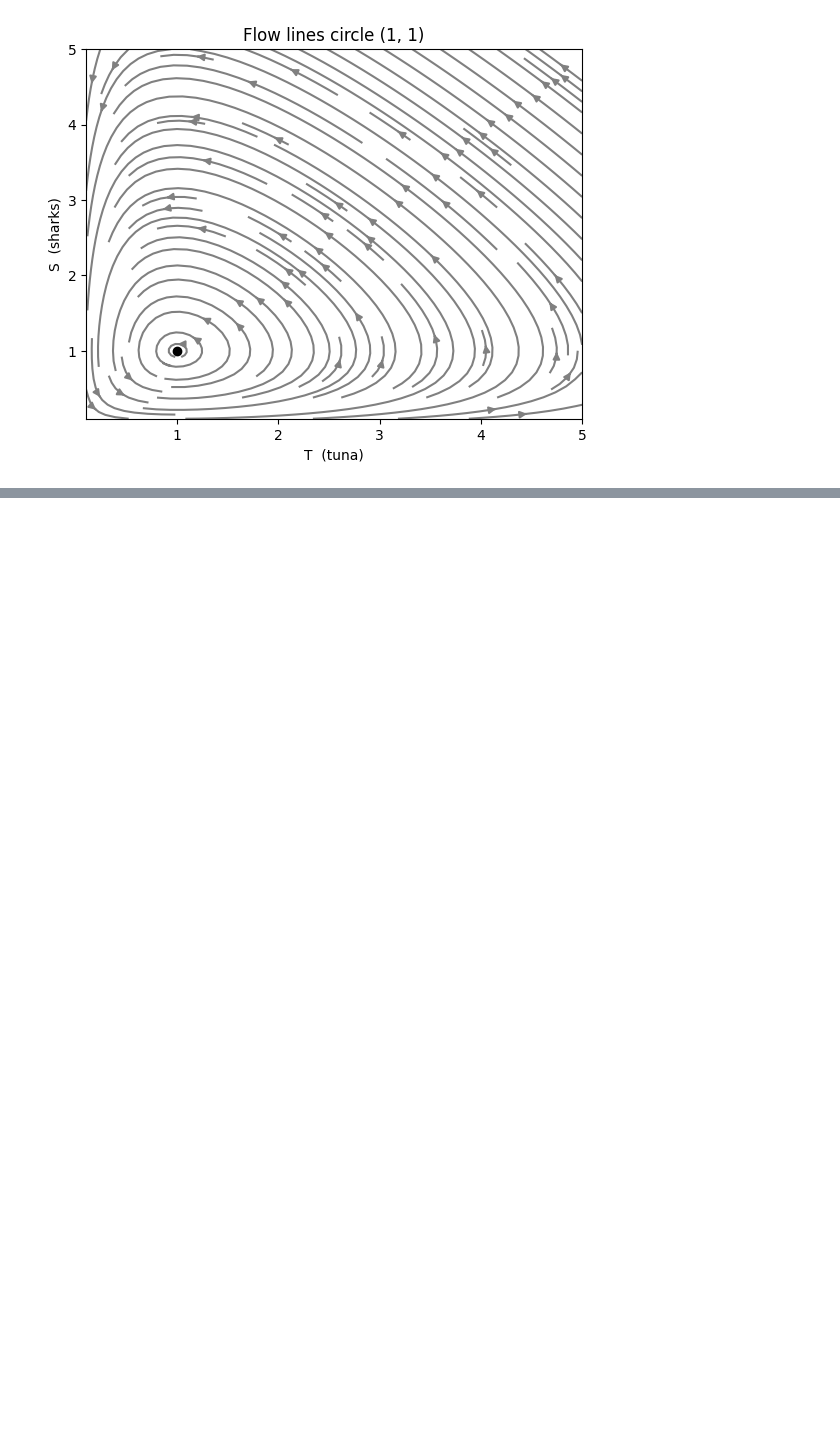
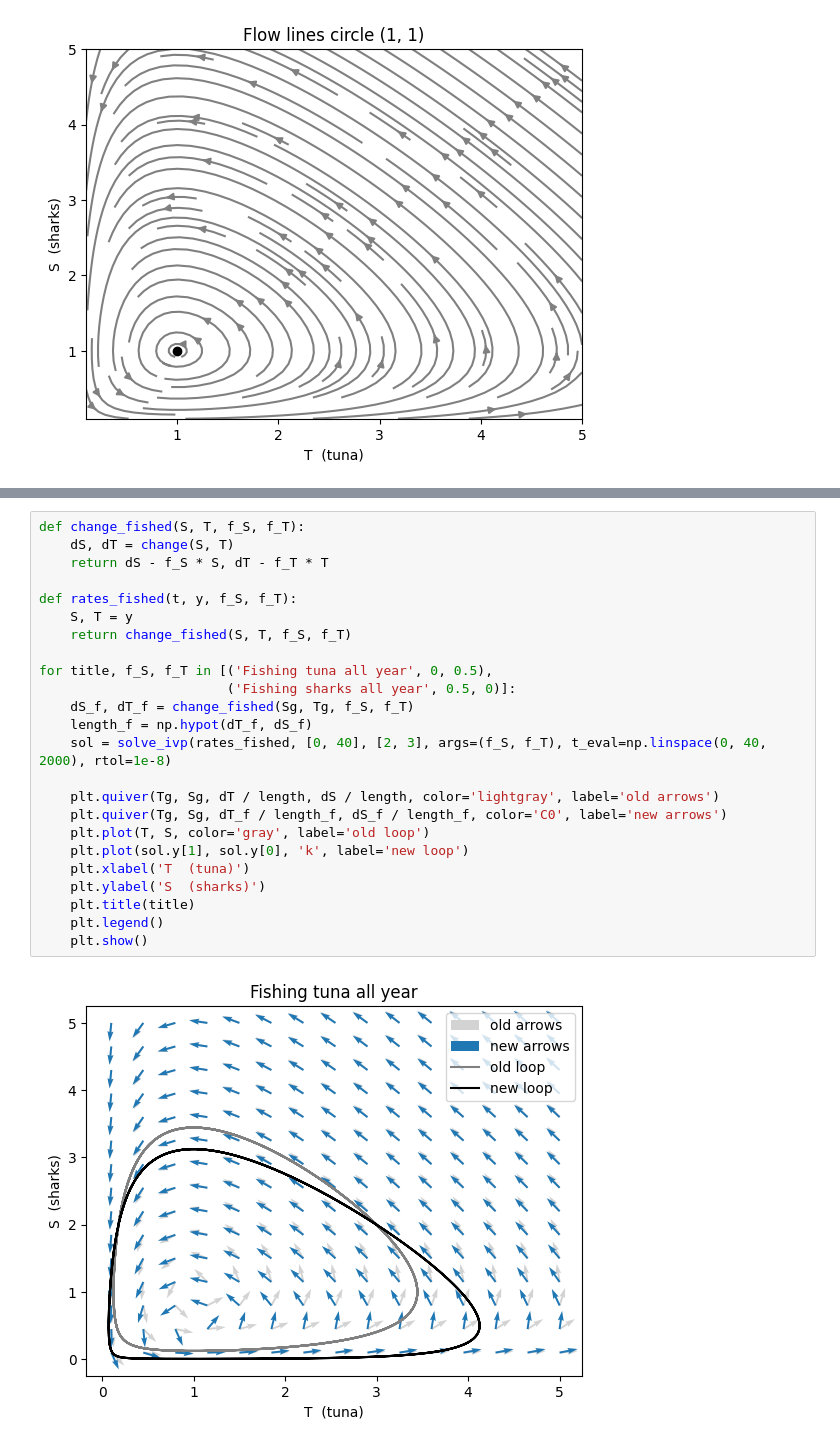
Before and after one commit to jbrown54-oss/Population-Dynamics, a Jupyter notebook: notebooks/shark-tuna-model.ipynb, the cells around one changed output, grey strips where cells are left out. Drawn from its saved outputs; the diff is of its cells as text; blank space fills up the shorter version.

```diff
--- a/notebooks/shark-tuna-model.ipynb
+++ b/notebooks/shark-tuna-model.ipynb
@@ -321,0 +260,26 @@ for title, f_S, f_T in [('Fishing tuna all year round', 0.0, 0.5),
+# %%
+def change_fished(S, T, f_S, f_T):
+    dS, dT = change(S, T)
+    return dS - f_S * S, dT - f_T * T
+
+def rates_fished(t, y, f_S, f_T):
+    S, T = y
+    return change_fished(S, T, f_S, f_T)
+
+for title, f_S, f_T in [('Fishing tuna all year', 0, 0.5),
+                        ('Fishing sharks all year', 0.5, 0)]:
+    dS_f, dT_f = change_fished(Sg, Tg, f_S, f_T)
+    length_f = np.hypot(dT_f, dS_f)
+    sol = solve_ivp(rates_fished, [0, 40], [2, 3], args=(f_S, f_T), t_eval=np.linspace(0, 40, 2000), rtol=1e-8)
+
+    plt.quiver(Tg, Sg, dT / length, dS / length, color='lightgray', label='old arrows')
+    plt.quiver(Tg, Sg, dT_f / length_f, dS_f / length_f, color='C0', label='new arrows')
+    plt.plot(T, S, color='gray', label='old loop')
+    plt.plot(sol.y[1], sol.y[0], 'k', label='new loop')
+    plt.xlabel('T  (tuna)')
+    plt.ylabel('S  (sharks)')
+    plt.title(title)
+    plt.legend()
+    plt.show()
+# %% [output]
+[figure, added]
```
Also changed, not shown: parts of 25 cells of this notebook.
